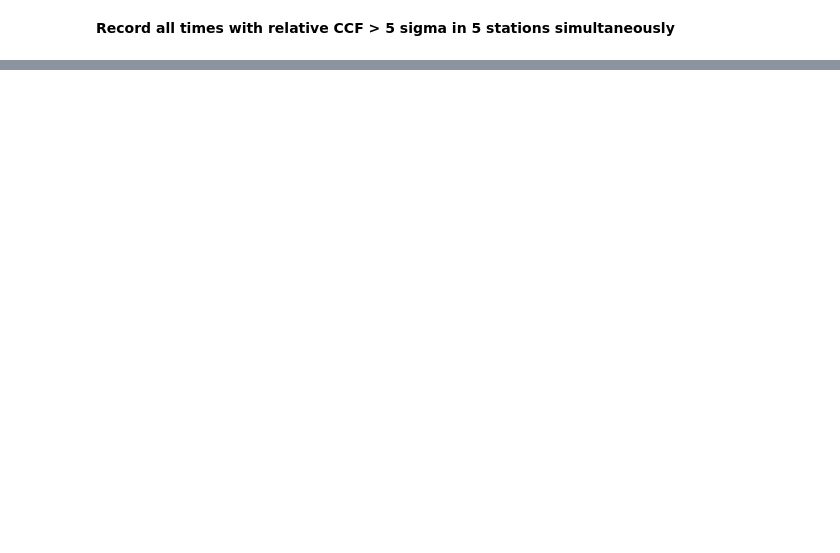
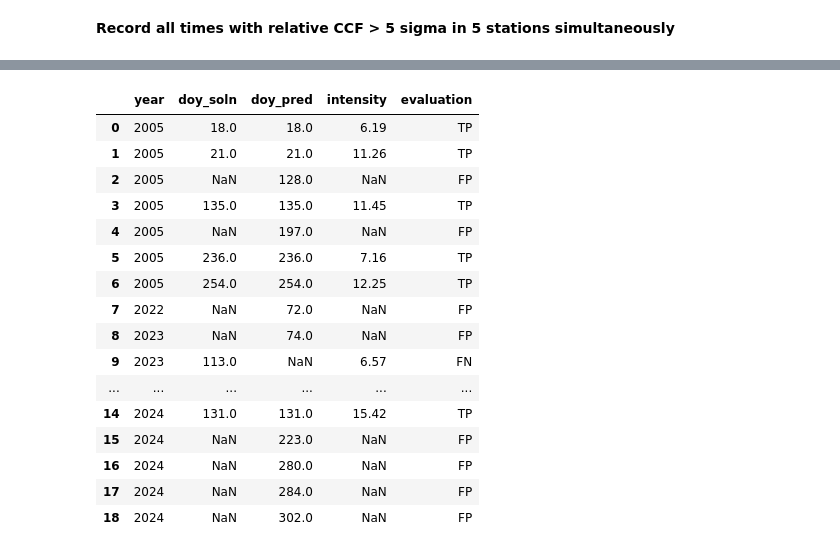
Before and after one commit to chatdanai-s/nmdb-FD-CCF, a Jupyter notebook: 6505066_SIP_PROJECT.ipynb, the cells around one changed output, grey strips where cells are left out. Cells and saved outputs as stored; diff of their text form; code cells hidden in the pictures; blank space fills up the shorter version.

```diff
--- a/6505066_SIP_PROJECT.ipynb
+++ b/6505066_SIP_PROJECT.ipynb
@@ -307,0 +434,16 @@ plt.show()
+# %%
+# FD Solutions (taken straight from nmdb!)
+fd_str = ['2005-01-18', '2005-01-21', '2005-05-15', '2005-08-24', '2005-09-11',
+           '2023-04-23', '2024-03-24', '2024-05-10']
+fd_dt = [datetime.strptime(str, "%Y-%m-%d") for str in fd_str]
+
+intensity = [6.19, 11.26, 11.45, 7.16, 12.25,
+             6.57, 11.47, 15.42]
+fd_solutions = pd.DataFrame({'fd_date': fd_dt,
+                             'intensity': intensity})
+
+# Extract year and DoY
+fd_solutions.insert(1, "year", fd_solutions["fd_date"].dt.year)
+fd_solutions.insert(2, "doy",  fd_solutions["fd_date"].dt.dayofyear)
+
+fd_solutions
@@ -307,0 +460,44 @@ plt.show()
+# %%
+# Check accuracy and create confusion matrix
+# merge on datetime
+df_check = fd_solutions[['year', 'doy', 'intensity']].merge(filtered_df_doy_only,
+                                                            left_on=['year', 'doy'], right_on=['year', 'doy_floor'],
+                                                            how='outer')
+# Rearrange and rename a little for clarity
+df_check = df_check.rename(columns={"doy": "doy_soln",
+                                    "doy_floor": "doy_pred"})
+df_check = df_check[['year', 'doy_soln', 'doy_pred', 'intensity']]
+
+# Get evaluations (True positives, false positives, etc.)
+def classify(actual, predicted):
+    if actual and predicted:
+        return "TP"
+    if (not actual) and predicted:
+        return "FP"
+    if actual and (not predicted):
+        return "FN"
+    return "TN"
+
+actuals = df_check["doy_soln"].notna()
+predicteds = df_check["doy_pred"].notna()
+
+df_check['evaluation'] = [classify(a, p) for a, p in zip(actuals, predicteds)]
+df_check
+# %% [output]
+|  | year | doy_soln | doy_pred | intensity | evaluation |
+| 0 | 2005 | 18.0 | 18.0 | 6.19 | TP |
+| 1 | 2005 | 21.0 | 21.0 | 11.26 | TP |
+| 2 | 2005 | NaN | 128.0 | NaN | FP |
+| 3 | 2005 | 135.0 | 135.0 | 11.45 | TP |
+| 4 | 2005 | NaN | 197.0 | NaN | FP |
+| 5 | 2005 | 236.0 | 236.0 | 7.16 | TP |
+| 6 | 2005 | 254.0 | 254.0 | 12.25 | TP |
+| 7 | 2022 | NaN | 72.0 | NaN | FP |
+| 8 | 2023 | NaN | 74.0 | NaN | FP |
+| 9 | 2023 | 113.0 | NaN | 6.57 | FN |
+| ... | ... | ... | ... | ... | ... |
+| 14 | 2024 | 131.0 | 131.0 | 15.42 | TP |
+| 15 | 2024 | NaN | 223.0 | NaN | FP |
+| 16 | 2024 | NaN | 280.0 | NaN | FP |
+| 17 | 2024 | NaN | 284.0 | NaN | FP |
+| 18 | 2024 | NaN | 302.0 | NaN | FP |
```
Also changed, not shown: parts of 13 cells of this notebook.
